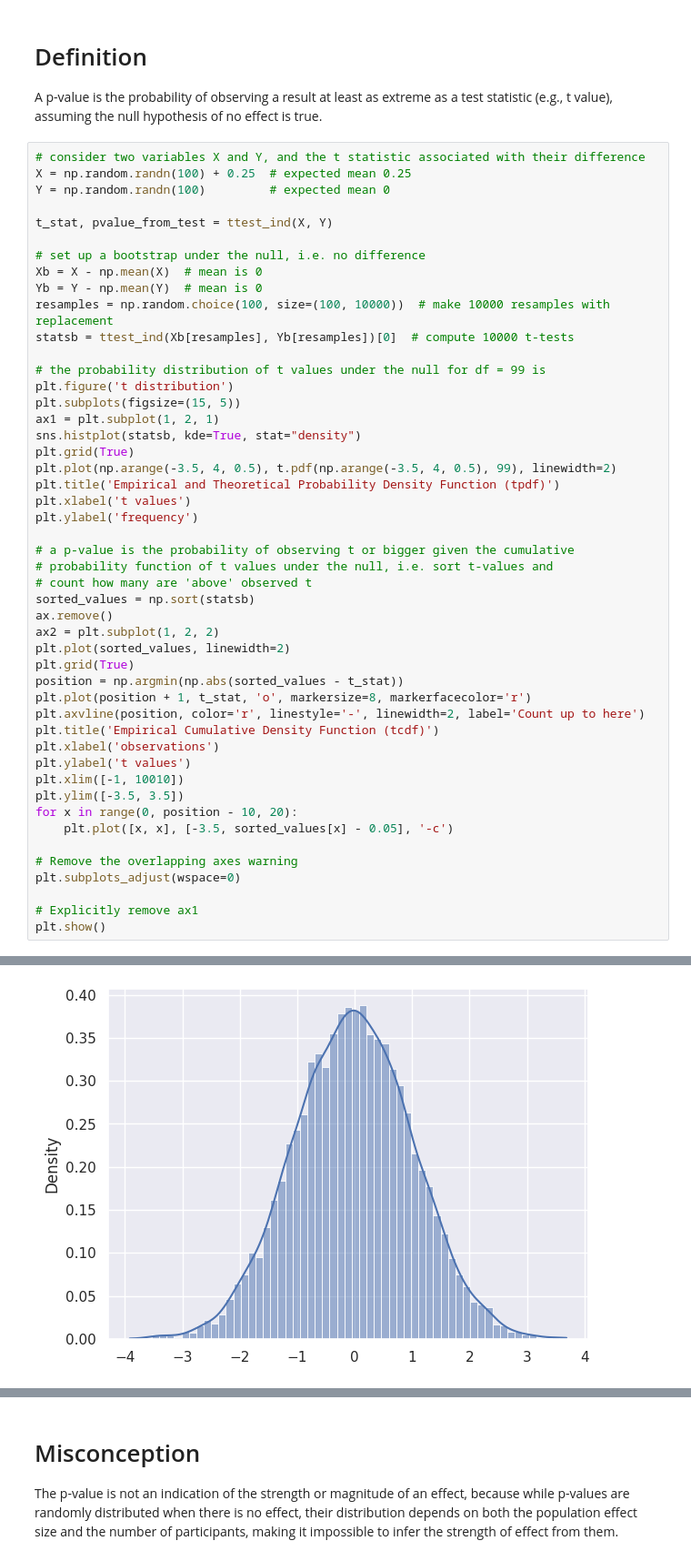
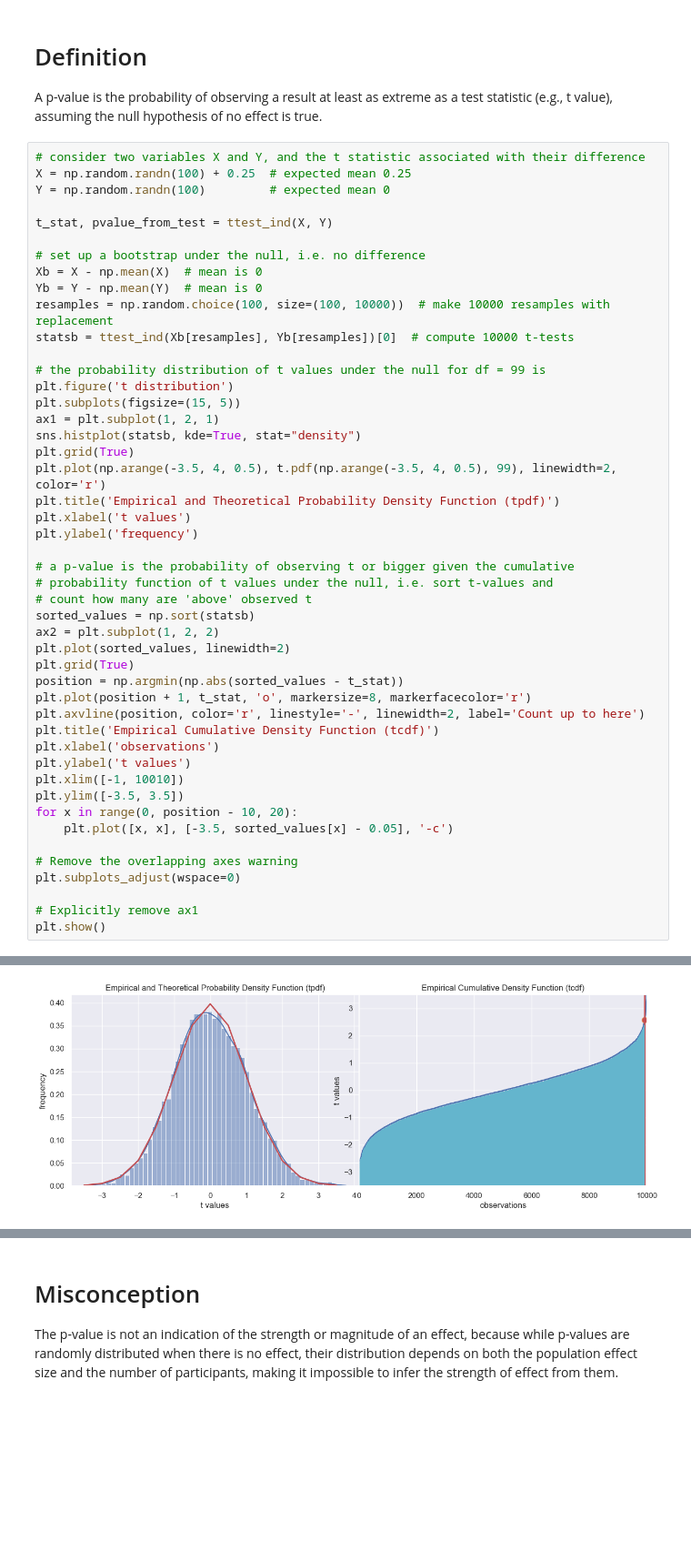
Before and after one commit to CPernet/ReproducibleQuantitativeDataScience, a Jupyter notebook: p_values.ipynb, the cells around one changed output, grey strips where cells are left out. Shown at 91% size. Cells and saved outputs as stored; diff of their text form; blank space fills up the shorter version.

```diff
--- a/p_values.ipynb
+++ b/p_values.ipynb
@@ -35,7 +35,7 @@ plt.subplots(figsize=(15, 5))
 ax1 = plt.subplot(1, 2, 1)
 sns.histplot(statsb, kde=True, stat="density")
 plt.grid(True)
-plt.plot(np.arange(-3.5, 4, 0.5), t.pdf(np.arange(-3.5, 4, 0.5), 99), linewidth=2)
+plt.plot(np.arange(-3.5, 4, 0.5), t.pdf(np.arange(-3.5, 4, 0.5), 99), linewidth=2, color='r')
 plt.title('Empirical and Theoretical Probability Density Function (tpdf)')
 plt.xlabel('t values')
 plt.ylabel('frequency')
@@ -44,7 +44,6 @@ plt.ylabel('frequency')
 # probability function of t values under the null, i.e. sort t-values and
 # count how many are 'above' observed t
 sorted_values = np.sort(statsb)
-ax.remove()
 ax2 = plt.subplot(1, 2, 2)
 plt.plot(sorted_values, linewidth=2)
 plt.grid(True)
@@ -70,4 +68,4 @@ AttributeError: ignored
-[figure, old version]
+[figure, new version]
 # %%
 pvalue_from_boot = np.sum(sorted_values > t_stat) / 10000
 pvalue_from_boot = 2 * min(1 - pvalue_from_boot, pvalue_from_boot)
```
Also changed, not shown: parts of 4 cells of this notebook.
